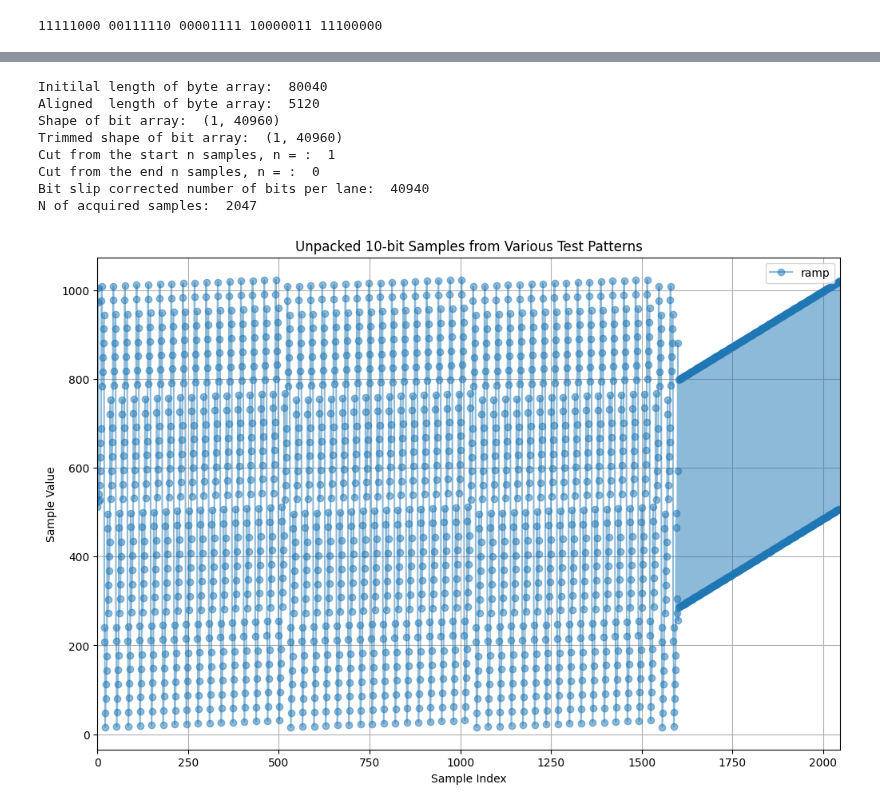
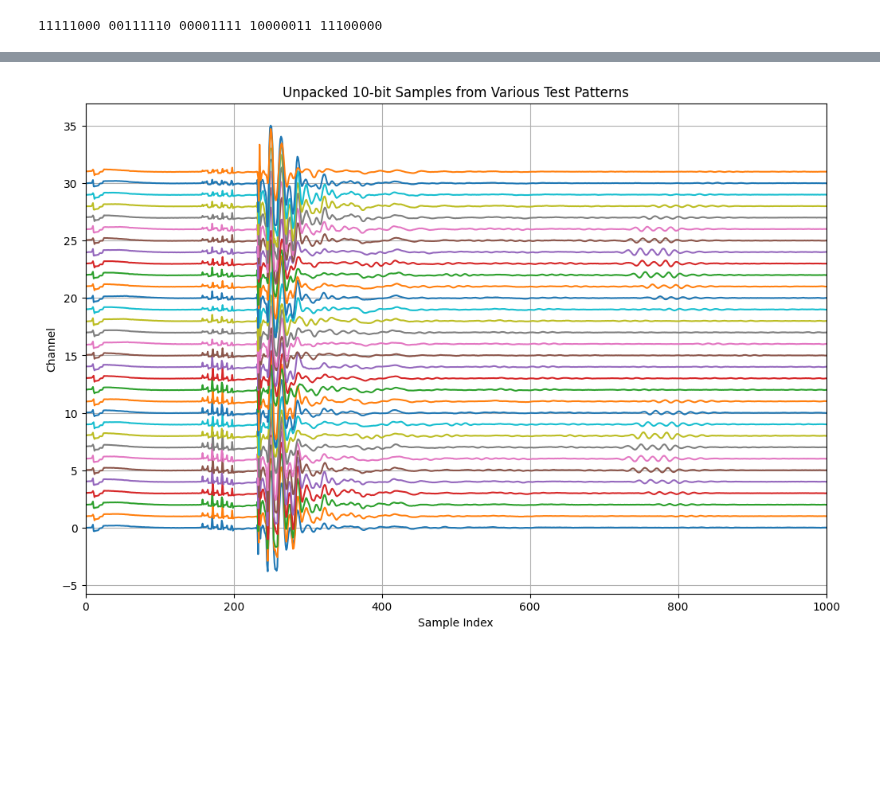
Before and after one commit to pulp-bio/TinyProbe, a Jupyter notebook: wifi_6_board/fw_v6/scripts/data/bitshift_fix/eval.ipynb, the cells around one changed output, grey strips where cells are left out. Cells and saved outputs as stored; diff of their text form; code cells hidden in the pictures; blank space fills up the shorter version.

Commit message:
Working bitstream parser

```diff
--- a/wifi_6_board/fw_v6/scripts/data/bitshift_fix/eval.ipynb
+++ b/wifi_6_board/fw_v6/scripts/data/bitshift_fix/eval.ipynb
@@ -15,7 +15,7 @@ data_all_zeros = load_binary("all_zeros.bin")
 data_half_zeros_half_ones = load_binary("half_zeros_half_ones.bin")
 data_ramp = load_binary("ramp.bin")
 data_toggle = load_binary("toggle.bin")
-# data_real = load_binary("20251211_134153.bin")
+data_real = load_binary("../latest.bin")
 
 config = json.load(open("config.json"))
 # %%
@@ -153,32 +184,75 @@ plt.show()
 # %%
-from parser import parse_bitstream_original
+from parser import parse_bitstream_original, parse_bitstream_numba
+
+rx_mapping = [
+            29,
+            9,
+            27,
+            7,
+            25,
+            4,
+            23,
+            11,
+            21,
+            5,
+            26,
+            3,
+            30,
+            1,
+            28,
+            0,
+            31,
+            2,
+            17,
+            15,
+            16,
+            14,
+            19,
+            13,
+            18,
+            12,
+            20,
+            10,
+            22,
+            8,
+            24,
+            6,
+        ]
 
 plt.figure(figsize=(12, 8))
 
 for name, data in [
     # ("all_ones", data_all_ones),
     # ("all_zeros", data_all_zeros),
     # ("half_zeros_half_ones", data_half_zeros_half_ones),
-    ("ramp", data_ramp),
+    # ("ramp", data_ramp),
     # ("toggle", data_toggle),
+    ("real", data_real),
 ]:
-    samples = parse_bitstream_original(data, dbg_msgs=True, read_size_samples=fifo_depth, n_activ_ch=len(lvds_lanes)*2)
-    plt.plot(samples[0], 'o-', label=name, alpha=0.5)
+    data_headers_removed = []
+    for i in range(len(data)):
+        if (i % (1000 + 2)) < 2:
+            continue
+        data_headers_removed.append(data[i])
+
+    data = bytes(data_headers_removed)
+
+    samples = parse_bitstream_original(data, dbg_msgs=False, read_size_samples=fifo_depth, n_activ_ch=len(lvds_lanes)*2)
+    # plt.plot(samples[0], 'o-', label=name, alpha=0.5)
+
+    for i, sample in enumerate(samples):
+        # plt.plot(sample / 1000 + i, 'o-', label=f"{name} Channel {i}", alpha=0.5)
+        plt.plot((sample - sample.mean()) / 100 + i)
+    # plt.imshow(np.array(samples), aspect='auto', extent=[0, fifo_depth, 0, len(samples)], cmap='viridis')
+
 
 plt.title("Unpacked 10-bit Samples from Various Test Patterns")
 plt.xlabel("Sample Index")
-plt.ylabel("Sample Value")
-plt.xlim(0, 2048)
-plt.legend(loc='upper right')
+# plt.ylabel("Sample Value")
+plt.ylabel("Channel")
+plt.xlim(0, 1000)
+# plt.legend(loc='upper right')
 plt.grid()
 plt.show()
 # %% [output]
-Initilal length of byte array:  80040
-Aligned  length of byte array:  5120
-Shape of bit array:  (1, 40960)
-Trimmed shape of bit array:  (1, 40960)
-Cut from the start n samples, n = :  1
-Cut from the end n samples, n = :  0
-Bit slip corrected number of bits per lane:  40940
-N of acquired samples:  2047
-[figure, old version]
+[figure, new version]
```
Also changed, not shown: parts of 9 cells of this notebook, 5 other files.
